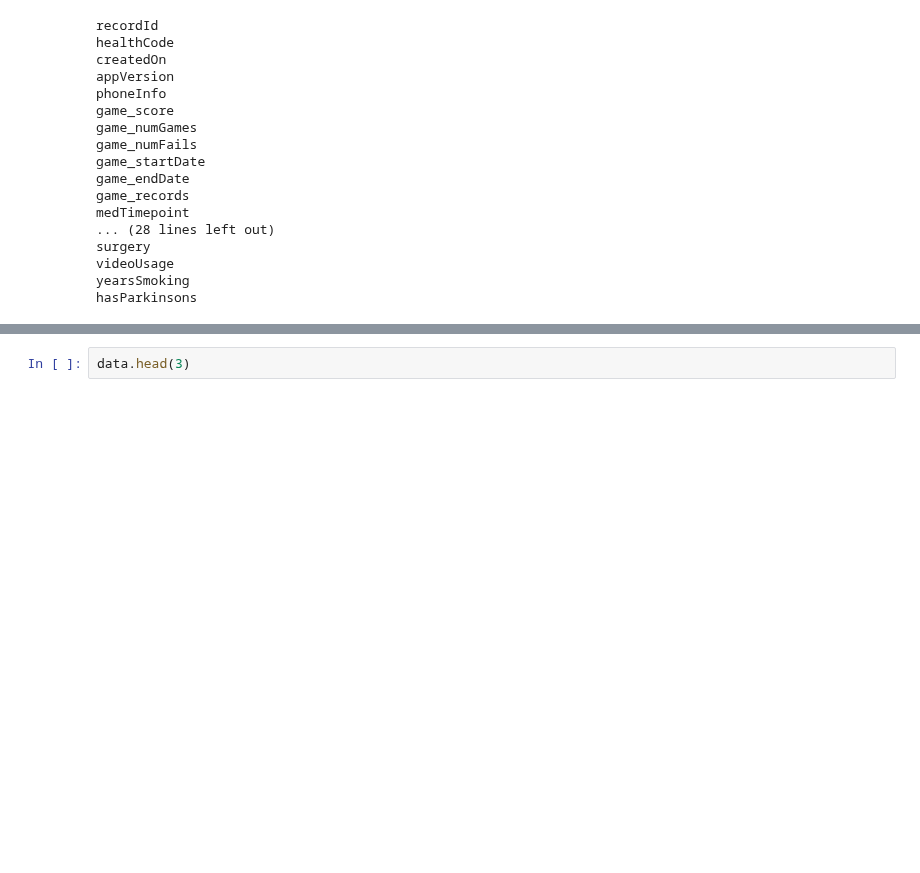
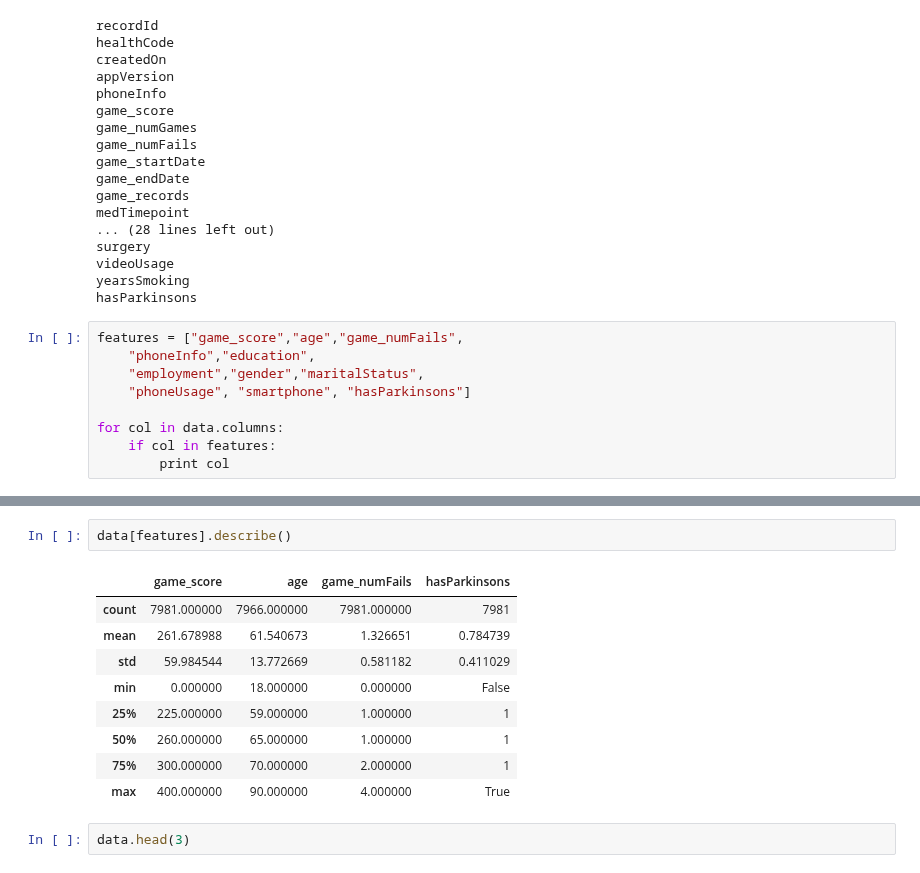
Before and after one commit to mattoby/mpower_memory, a Jupyter notebook: Memory_Data_Overview_01212016.ipynb, the cells around one changed output, grey strips where cells are left out. Drawn from its saved outputs; the diff is of its cells as text; blank space fills up the shorter version.

Commit message:
Working on functions to process the within-memorygame data

```diff
--- a/Memory_Data_Overview_01212016.ipynb
+++ b/Memory_Data_Overview_01212016.ipynb
@@ -58,3 +58,12 @@ surgery
 videoUsage
 yearsSmoking
 hasParkinsons
+# %%
+features = ["game_score","age","game_numFails",
+    "phoneInfo","education",
+    "employment","gender","maritalStatus",
+    "phoneUsage", "smartphone", "hasParkinsons"]
+
+for col in data.columns:
+    if col in features:
+        print col
@@ -61,3 +89,15 @@ hasParkinsons
+# %%
+data[features].describe()
+# %% [output]
+|  | game_score | age | game_numFails | hasParkinsons |
+| count | 7981.000000 | 7966.000000 | 7981.000000 | 7981 |
+| mean | 261.678988 | 61.540673 | 1.326651 | 0.784739 |
+| std | 59.984544 | 13.772669 | 0.581182 | 0.411029 |
+| min | 0.000000 | 18.000000 | 0.000000 | False |
+| 25% | 225.000000 | 59.000000 | 1.000000 | 1 |
+| 50% | 260.000000 | 65.000000 | 1.000000 | 1 |
+| 75% | 300.000000 | 70.000000 | 2.000000 | 1 |
+| max | 400.000000 | 90.000000 | 4.000000 | True |
 # %%
 data.head(3)
 # %% [output]
```
Also changed, not shown: parts of 2 cells of this notebook, 2 other files.
